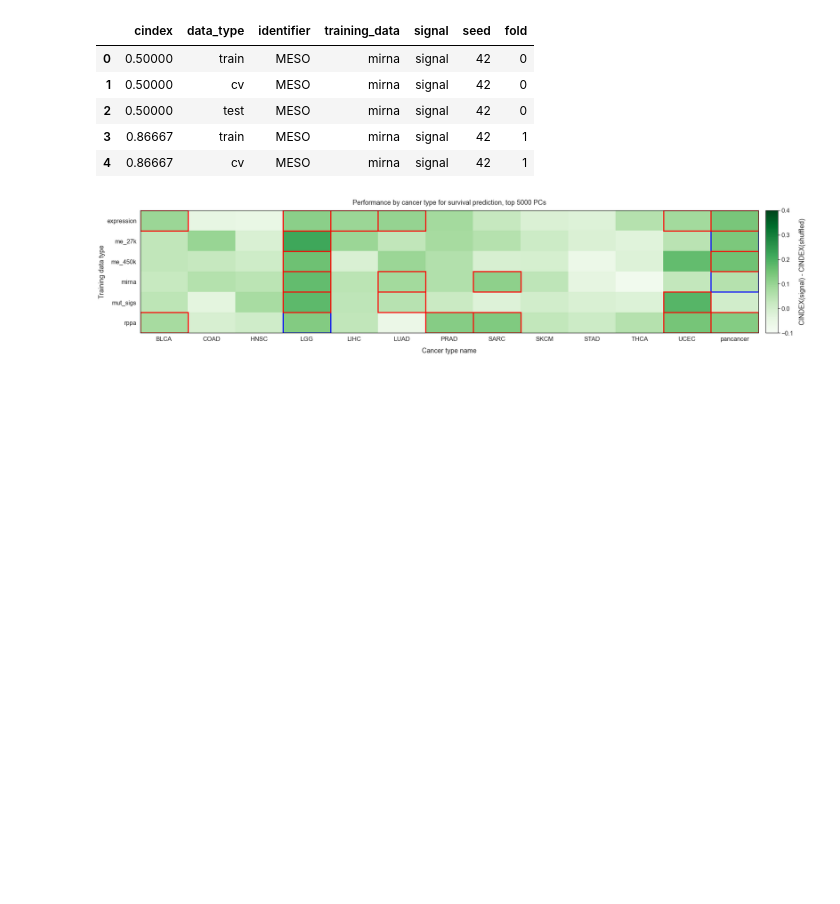
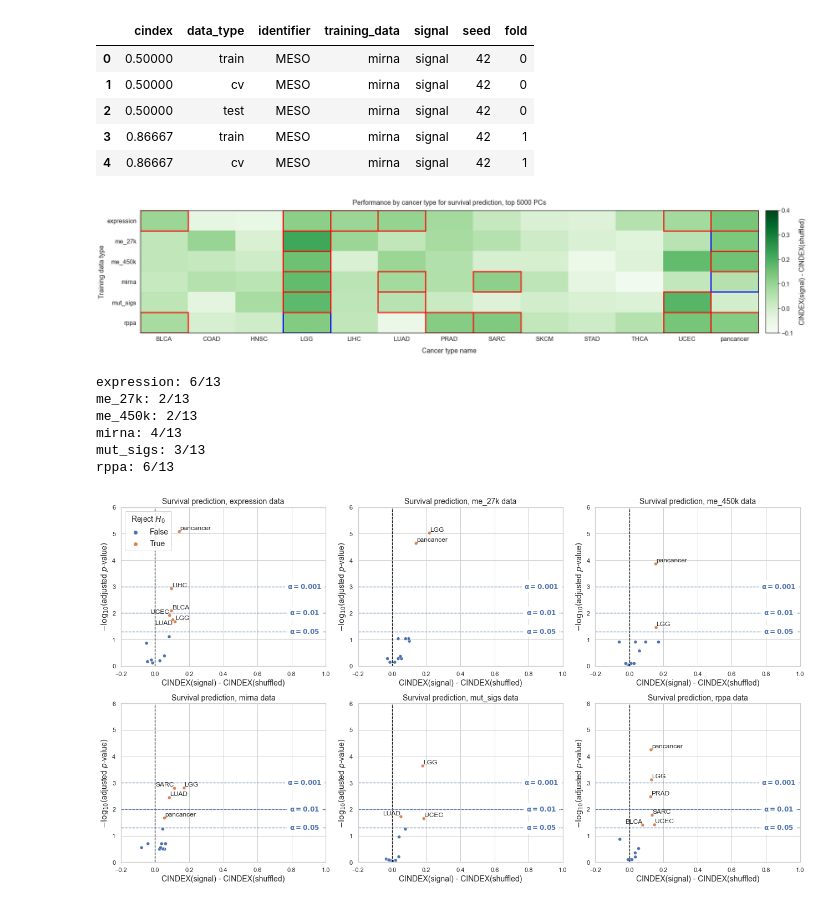
Before and after one commit to greenelab/mpmp, a Jupyter notebook: 06_predict_survival/plot_survival_results.ipynb, the cells around one changed output. Saved outputs shown, nothing was run; the diff lists cells and outputs as text; code cells hidden in the pictures; blank space fills up the shorter version.

```diff
--- a/06_predict_survival/plot_survival_results.ipynb
+++ b/06_predict_survival/plot_survival_results.ipynb
@@ -485,3 +515,37 @@ if SAVE_FIGS:
                 dpi=300, bbox_inches='tight')
 # %% [output]
 [figure]
+# %%
+sns.set()
+sns.set({'figure.figsize': (18, 10)})
+sns.set_style('whitegrid')
+
+fig, axarr = plt.subplots(2, 3)
+
+# just use shortened data type names
+training_data_map = {k: k for k in sorted(all_data_all_results_df.training_data.unique())}
+
+plu.plot_volcano_baseline(all_data_all_results_df,
+                          axarr,
+                          training_data_map,
+                          SIG_ALPHA,
+                          identifier='cancer_type',
+                          metric='cindex',
+                          predict_str='Survival prediction',
+                          verbose=True,
+                          ylim=(0, 6))
+
+plt.tight_layout()
+
+if SAVE_FIGS:
+    plt.savefig(images_dir / 'all_vs_shuffled_survival.svg', bbox_inches='tight')
+    plt.savefig(images_dir / 'all_vs_shuffled_survival.png',
+                dpi=300, bbox_inches='tight')
+# %% [output]
+expression: 6/13
+me_27k: 2/13
+me_450k: 2/13
+mirna: 4/13
+mut_sigs: 3/13
+rppa: 6/13
+[figure, added]
```
Also changed, not shown: parts of 6 cells of this notebook, 1 other file.
